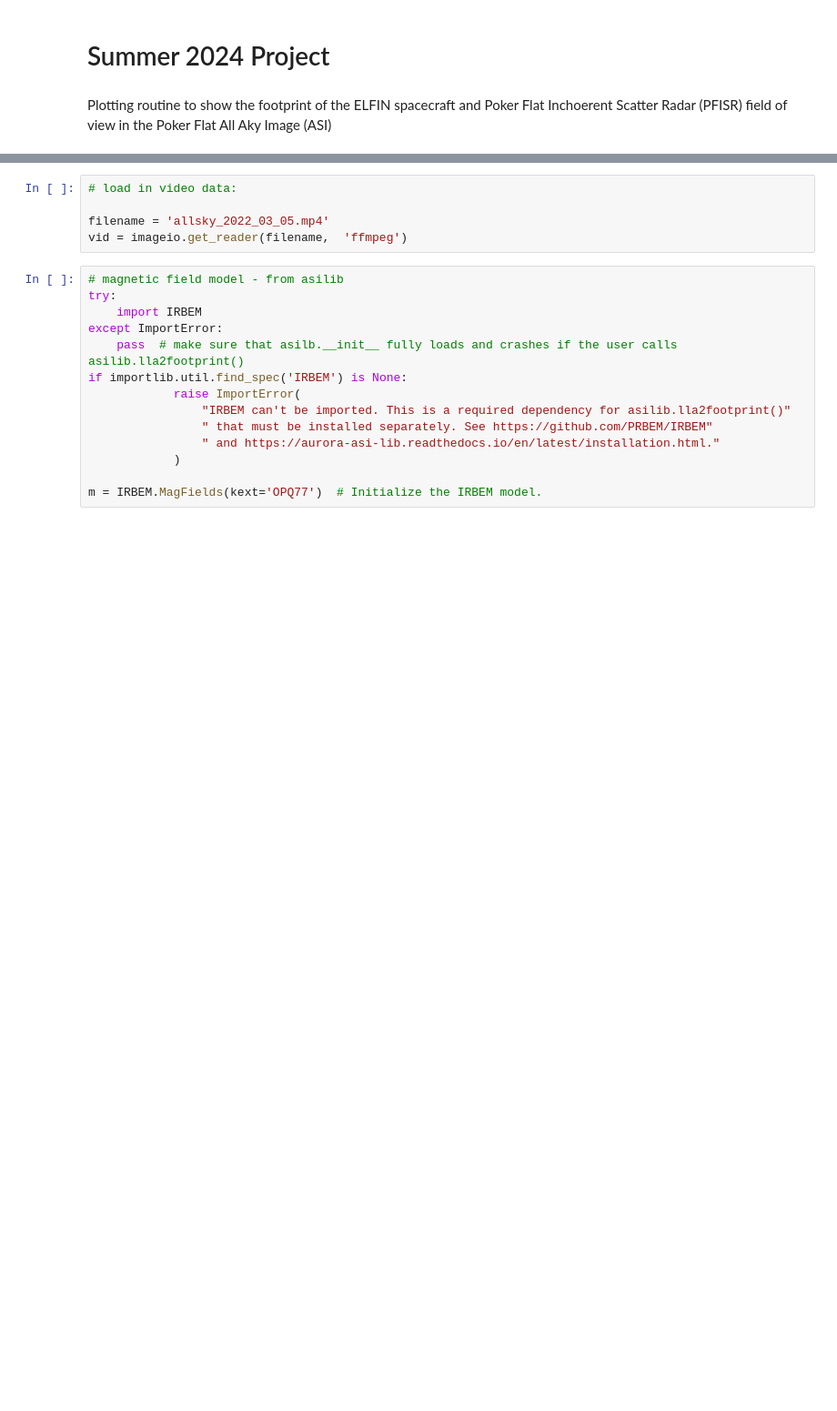
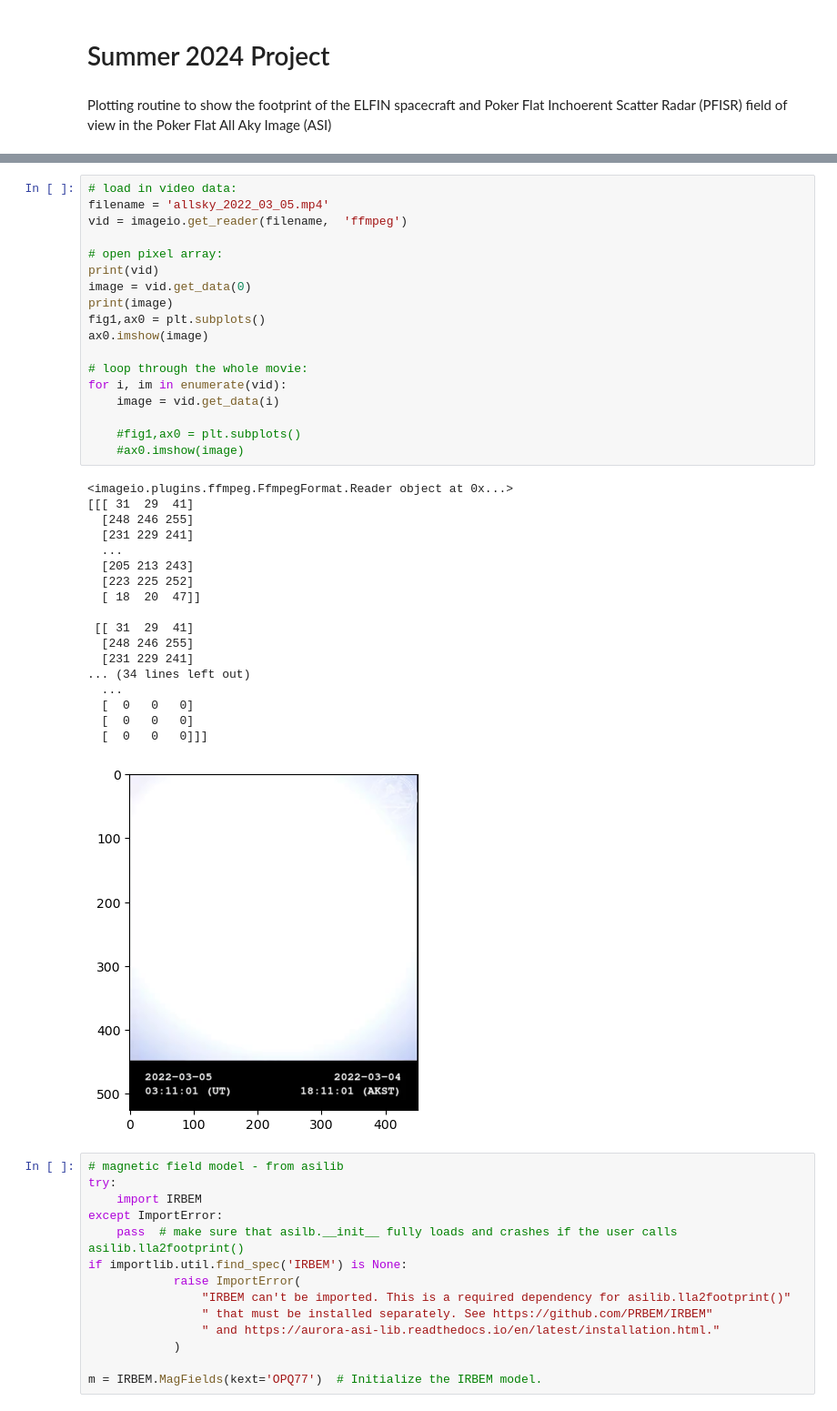
Before and after one commit to jodiejmclennan/ELFIN-PFISR-plotting-routine, a Jupyter notebook: plotting-starting-point.ipynb, the cells around one changed output, grey strips where cells are left out. Shown: that part at 91% size. Drawn from its saved outputs; the diff is of its cells as text; blank space fills up the shorter version.

```diff
--- a/plotting-starting-point.ipynb
+++ b/plotting-starting-point.ipynb
@@ -28,8 +32,40 @@ import importlib
-# %%
-# load in video data:
-
-filename = 'allsky_2022_03_05.mp4'
-vid = imageio.get_reader(filename,  'ffmpeg')
+# %%
+# load in video data:
+filename = 'allsky_2022_03_05.mp4'
+vid = imageio.get_reader(filename,  'ffmpeg')
+
+# open pixel array:
+print(vid)
+image = vid.get_data(0)
+print(image)
+fig1,ax0 = plt.subplots()
+ax0.imshow(image)
+
+# loop through the whole movie:
+for i, im in enumerate(vid):
+    image = vid.get_data(i)
+
+    #fig1,ax0 = plt.subplots()
+    #ax0.imshow(image)
+# %% [output]
+<imageio.plugins.ffmpeg.FfmpegFormat.Reader object at 0x...>
+[[[ 31  29  41]
+  [248 246 255]
+  [231 229 241]
+  ...
+  [205 213 243]
+  [223 225 252]
+  [ 18  20  47]]
+
+ [[ 31  29  41]
+  [248 246 255]
+  [231 229 241]
+... (34 lines left out)
+  ...
+  [  0   0   0]
+  [  0   0   0]
+  [  0   0   0]]]
+[figure, added]
 # %%
 # magnetic field model - from asilib
 try:
```
Also changed, not shown: parts of 3 cells of this notebook.
